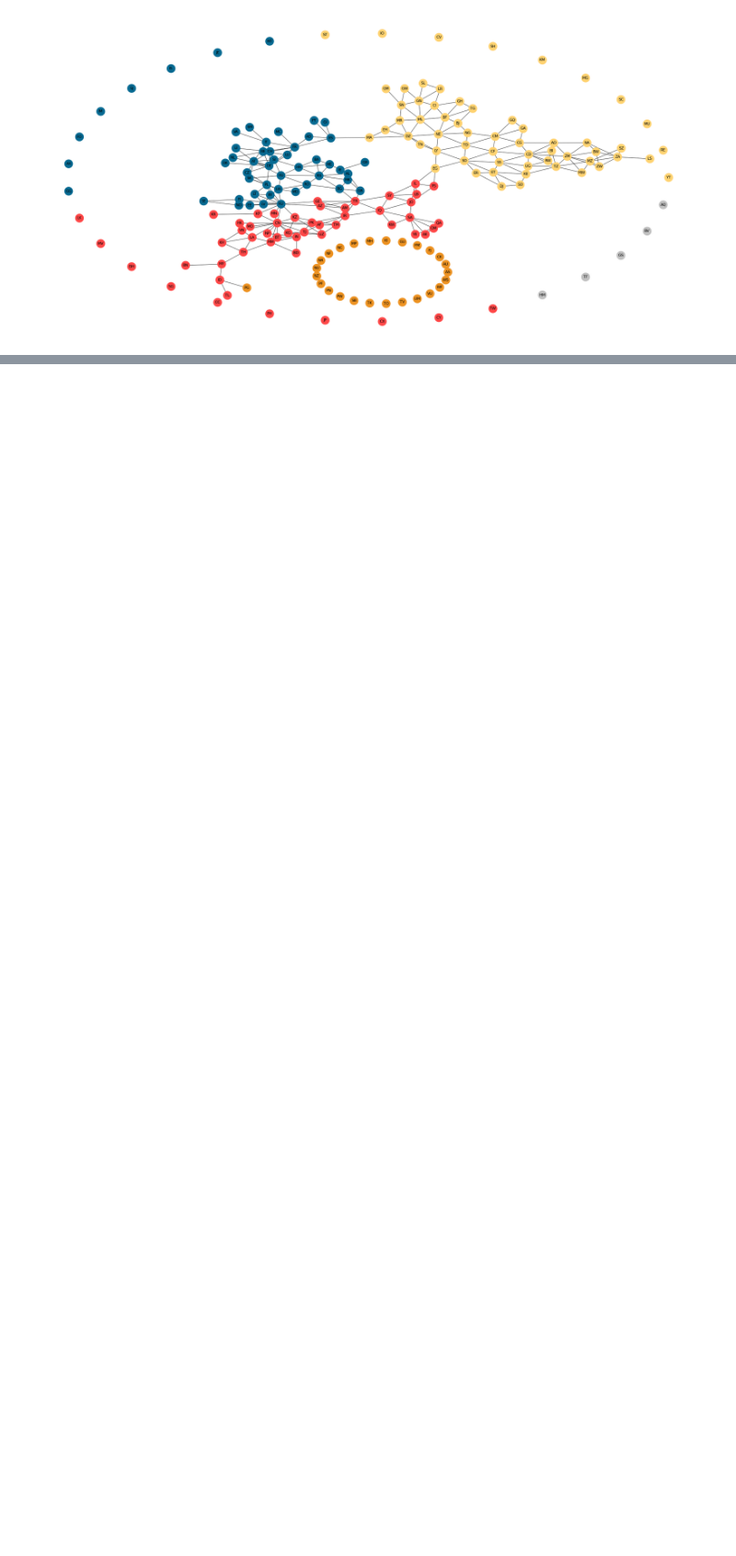
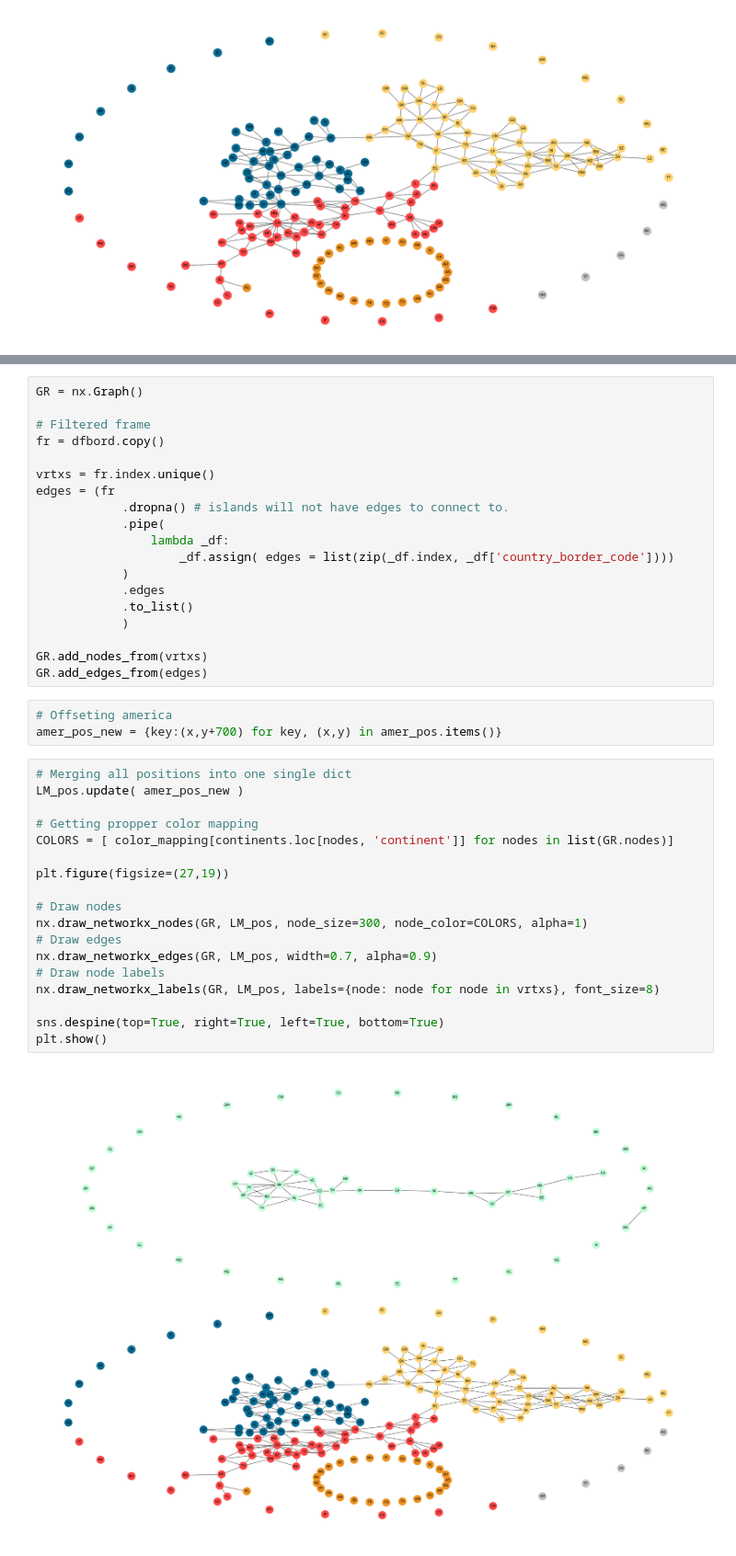
Before and after one commit to maikelps/TheWorldAsAGraph, a Jupyter notebook: World_graph.ipynb, the cells around one changed output, grey strips where cells are left out. Shown: that part at 92% size. Cells and saved outputs as stored; diff of their text form; blank space fills up the shorter version.

```diff
--- a/World_graph.ipynb
+++ b/World_graph.ipynb
@@ -227,0 +230,42 @@ plt.show()
+# %%
+GR = nx.Graph()
+
+# Filtered frame
+fr = dfbord.copy()
+
+vrtxs = fr.index.unique()
+edges = (fr
+            .dropna() # islands will not have edges to connect to.
+            .pipe(
+                lambda _df:
+                    _df.assign( edges = list(zip(_df.index, _df['country_border_code'])))
+            )
+            .edges
+            .to_list()
+            )
+
+GR.add_nodes_from(vrtxs)
+GR.add_edges_from(edges)
+# %%
+# Offseting america
+amer_pos_new = {key:(x,y+700) for key, (x,y) in amer_pos.items()}
+# %%
+# Merging all positions into one single dict
+LM_pos.update( amer_pos_new )
+
+# Getting propper color mapping
+COLORS = [ color_mapping[continents.loc[nodes, 'continent']] for nodes in list(GR.nodes)]
+
+plt.figure(figsize=(27,19))
+
+# Draw nodes
+nx.draw_networkx_nodes(GR, LM_pos, node_size=300, node_color=COLORS, alpha=1)
+# Draw edges
+nx.draw_networkx_edges(GR, LM_pos, width=0.7, alpha=0.9)
+# Draw node labels
+nx.draw_networkx_labels(GR, LM_pos, labels={node: node for node in vrtxs}, font_size=8)
+
+sns.despine(top=True, right=True, left=True, bottom=True)
+plt.show()
+# %% [output]
+[figure, added]
```
Also changed, not shown: parts of 4 cells of this notebook, 2 other files.
